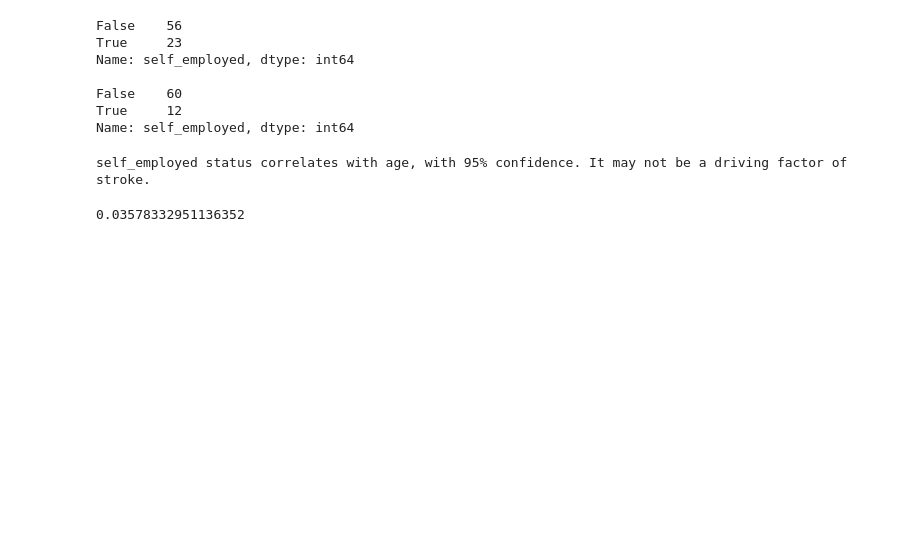
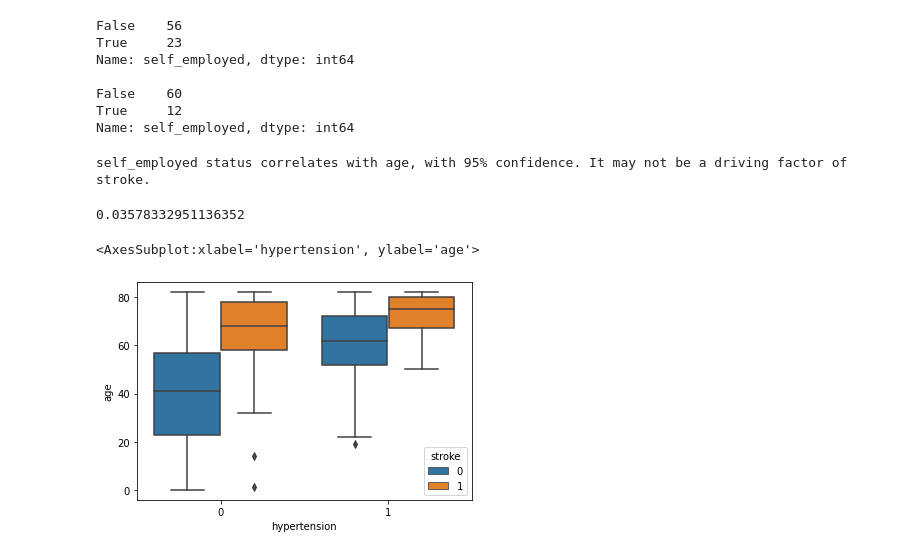
Before and after one commit to stroke-predictors/germain-capstone-stoke-prediction, a Jupyter notebook: post_mvp_jake.ipynb, the cells around one changed output. Cells and saved outputs as stored; diff of their text form; code cells hidden in the pictures; blank space fills up the shorter version.

Commit message:
add zach's help for age vs features vs stroke

```diff
--- a/post_mvp_jake.ipynb
+++ b/post_mvp_jake.ipynb
@@ -783,3 +783,8 @@ self_employed status correlates with age, with 95% confidence. It may not be a d
 p
 # %% [output]
 0.03578332951136352
+# %%
+sns.boxplot(data=train, x='hypertension', y='age', hue='stroke')
+# %% [output]
+<AxesSubplot:xlabel='hypertension', ylabel='age'>
+[figure, added]
```
Also changed, not shown: parts of 15 cells of this notebook.
